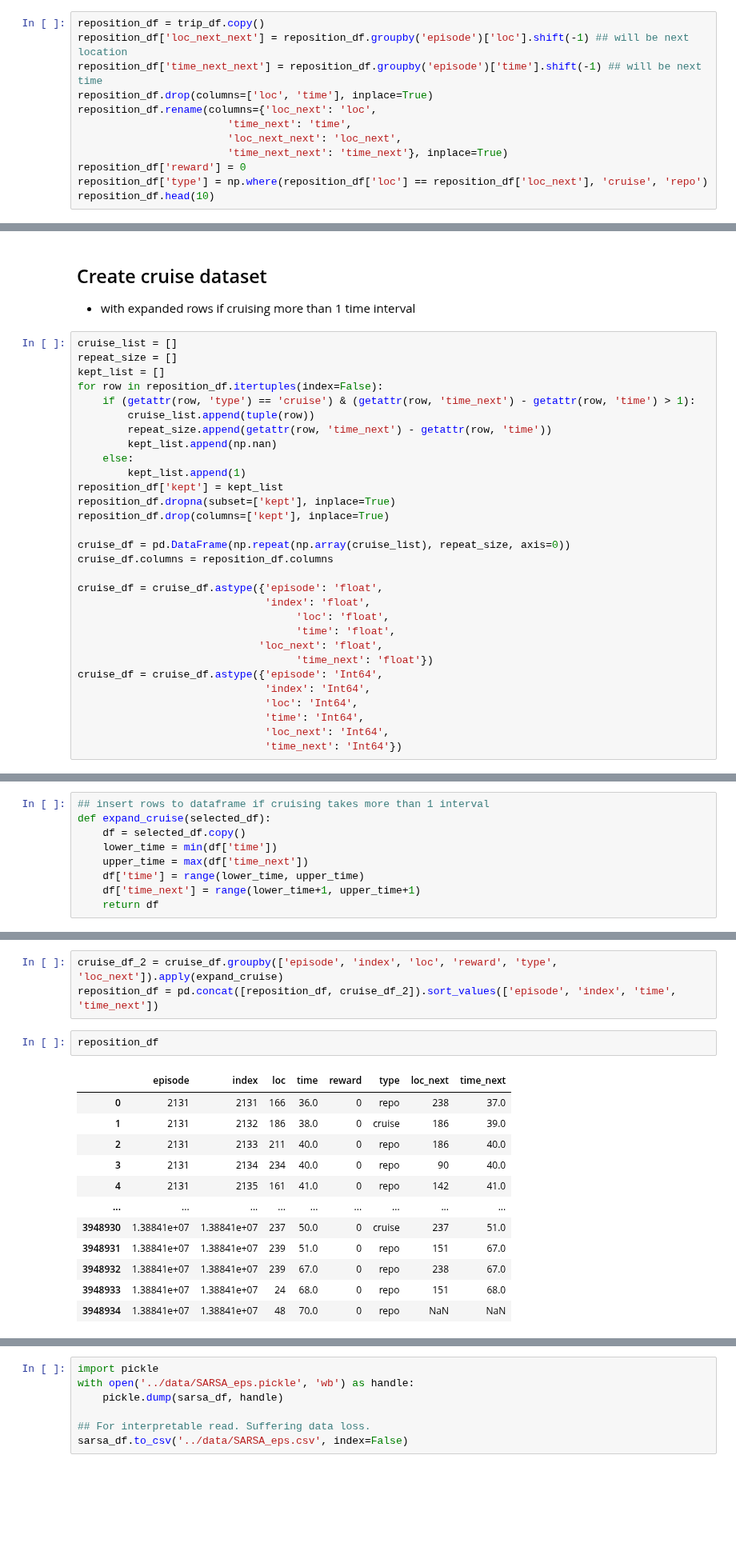
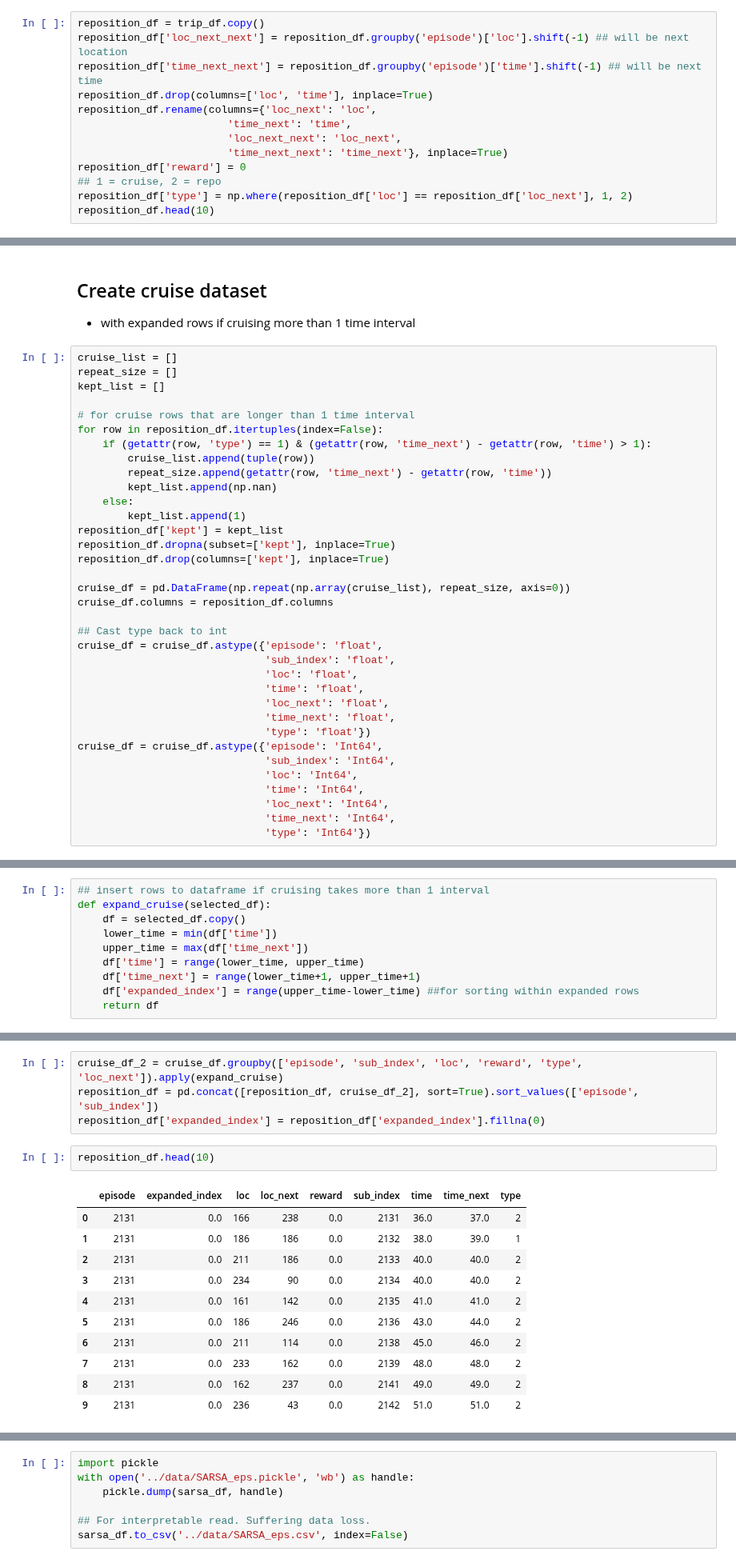
Before and after one commit to skyetim/didi-vehicle-repositioning-strategy, a Jupyter notebook: notebooks/compute_SARSA_episode.ipynb, the cells around one changed output, grey strips where cells are left out. Shown at 80% size. Saved outputs shown, nothing was run; the diff lists cells and outputs as text; blank space fills up the shorter version.

Commit message:
fixed action vs next location

```diff
--- a/notebooks/compute_SARSA_episode.ipynb
+++ b/notebooks/compute_SARSA_episode.ipynb
@@ -195,6 +199,7 @@ reposition_df.rename(columns={'loc_next': 'loc',
                         'loc_next_next': 'loc_next',
                         'time_next_next': 'time_next'}, inplace=True)
 reposition_df['reward'] = 0
-reposition_df['type'] = np.where(reposition_df['loc'] == reposition_df['loc_next'], 'cruise', 'repo')
+## 1 = cruise, 2 = repo
+reposition_df['type'] = np.where(reposition_df['loc'] == reposition_df['loc_next'], 1, 2)
 reposition_df.head(10)
 # %% [output]
@@ -217,8 +222,10 @@ reposition_df.head(10)
 cruise_list = []
 repeat_size = []
 kept_list = []
+
+# for cruise rows that are longer than 1 time interval
 for row in reposition_df.itertuples(index=False):
-    if (getattr(row, 'type') == 'cruise') & (getattr(row, 'time_next') - getattr(row, 'time') > 1):
+    if (getattr(row, 'type') == 1) & (getattr(row, 'time_next') - getattr(row, 'time') > 1):
         cruise_list.append(tuple(row))
         repeat_size.append(getattr(row, 'time_next') - getattr(row, 'time'))
         kept_list.append(np.nan)
@@ -231,16 +238,19 @@ reposition_df.drop(columns=['kept'], inplace=True)
 cruise_df = pd.DataFrame(np.repeat(np.array(cruise_list), repeat_size, axis=0))
 cruise_df.columns = reposition_df.columns
 
+## Cast type back to int
 cruise_df = cruise_df.astype({'episode': 'float',
-                              'index': 'float',
-                                   'loc': 'float',
-                                   'time': 'float',
-                             'loc_next': 'float',
-                                   'time_next': 'float'})
+                              'sub_index': 'float',
+                              'loc': 'float',
+                              'time': 'float',
+                              'loc_next': 'float',
+                              'time_next': 'float',
+                              'type': 'float'})
 cruise_df = cruise_df.astype({'episode': 'Int64',
-                              'index': 'Int64',
+                              'sub_index': 'Int64',
                               'loc': 'Int64',
                               'time': 'Int64',
                               'loc_next': 'Int64',
-                              'time_next': 'Int64'})
+                              'time_next': 'Int64',
+                              'type': 'Int64'})
 # %%
@@ -267,5 +275,6 @@ def expand_cruise(selected_df):
     upper_time = max(df['time_next'])
     df['time'] = range(lower_time, upper_time)
     df['time_next'] = range(lower_time+1, upper_time+1)
+    df['expanded_index'] = range(upper_time-lower_time) ##for sorting within expanded rows
     return df
 # %% [markdown]
@@ -273,18 +284,18 @@ def expand_cruise(selected_df):
 # %%
-cruise_df_2 = cruise_df.groupby(['episode', 'index', 'loc', 'reward', 'type', 'loc_next']).apply(expand_cruise)
-reposition_df = pd.concat([reposition_df, cruise_df_2]).sort_values(['episode', 'index', 'time', 'time_next'])
+cruise_df_2 = cruise_df.groupby(['episode', 'sub_index', 'loc', 'reward', 'type', 'loc_next']).apply(expand_cruise)
+reposition_df = pd.concat([reposition_df, cruise_df_2], sort=True).sort_values(['episode', 'sub_index'])
+reposition_df['expanded_index'] = reposition_df['expanded_index'].fillna(0)
 # %%
-reposition_df
+reposition_df.head(10)
 # %% [output]
-|  | episode | index | loc | time | reward | type | loc_next | time_next |
-| 0 | 2131 | 2131 | 166 | 36.0 | 0 | repo | 238 | 37.0 |
-| 1 | 2131 | 2132 | 186 | 38.0 | 0 | cruise | 186 | 39.0 |
-| 2 | 2131 | 2133 | 211 | 40.0 | 0 | repo | 186 | 40.0 |
-| 3 | 2131 | 2134 | 234 | 40.0 | 0 | repo | 90 | 40.0 |
-| 4 | 2131 | 2135 | 161 | 41.0 | 0 | repo | 142 | 41.0 |
-| ... | ... | ... | ... | ... | ... | ... | ... | ... |
-| 3948930 | 1.38841e+07 | 1.38841e+07 | 237 | 50.0 | 0 | cruise | 237 | 51.0 |
-| 3948931 | 1.38841e+07 | 1.38841e+07 | 239 | 51.0 | 0 | repo | 151 | 67.0 |
-| 3948932 | 1.38841e+07 | 1.38841e+07 | 239 | 67.0 | 0 | repo | 238 | 67.0 |
-| 3948933 | 1.38841e+07 | 1.38841e+07 | 24 | 68.0 | 0 | repo | 151 | 68.0 |
-| 3948934 | 1.38841e+07 | 1.38841e+07 | 48 | 70.0 | 0 | repo | NaN | NaN |
+|  | episode | expanded_index | loc | loc_next | reward | sub_index | time | time_next | type |
+| 0 | 2131 | 0.0 | 166 | 238 | 0.0 | 2131 | 36.0 | 37.0 | 2 |
+| 1 | 2131 | 0.0 | 186 | 186 | 0.0 | 2132 | 38.0 | 39.0 | 1 |
+| 2 | 2131 | 0.0 | 211 | 186 | 0.0 | 2133 | 40.0 | 40.0 | 2 |
+| 3 | 2131 | 0.0 | 234 | 90 | 0.0 | 2134 | 40.0 | 40.0 | 2 |
+| 4 | 2131 | 0.0 | 161 | 142 | 0.0 | 2135 | 41.0 | 41.0 | 2 |
+| 5 | 2131 | 0.0 | 186 | 246 | 0.0 | 2136 | 43.0 | 44.0 | 2 |
+| 6 | 2131 | 0.0 | 211 | 114 | 0.0 | 2138 | 45.0 | 46.0 | 2 |
+| 7 | 2131 | 0.0 | 233 | 162 | 0.0 | 2139 | 48.0 | 48.0 | 2 |
+| 8 | 2131 | 0.0 | 162 | 237 | 0.0 | 2141 | 49.0 | 49.0 | 2 |
+| 9 | 2131 | 0.0 | 236 | 43 | 0.0 | 2142 | 51.0 | 51.0 | 2 |
```
Also changed, not shown: parts of 28 cells of this notebook.
